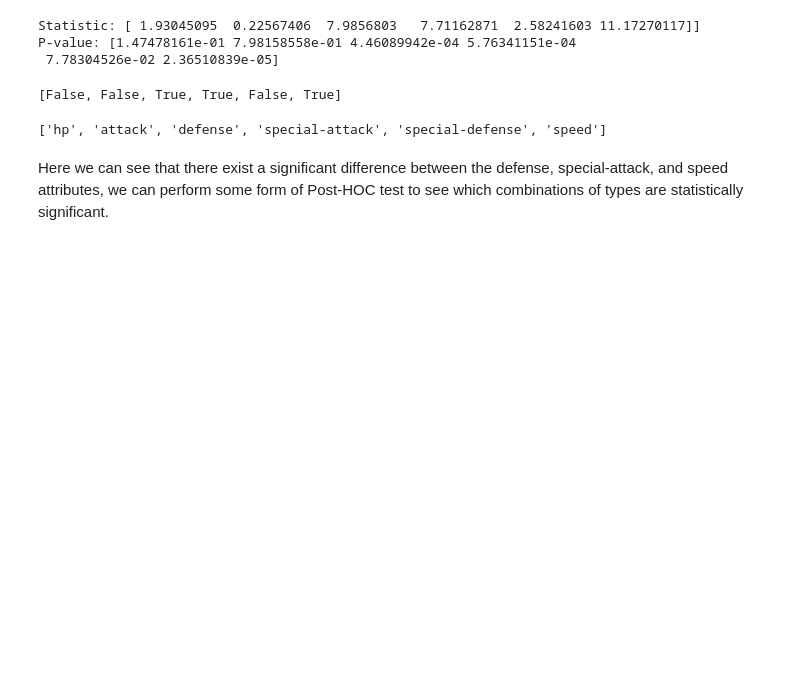
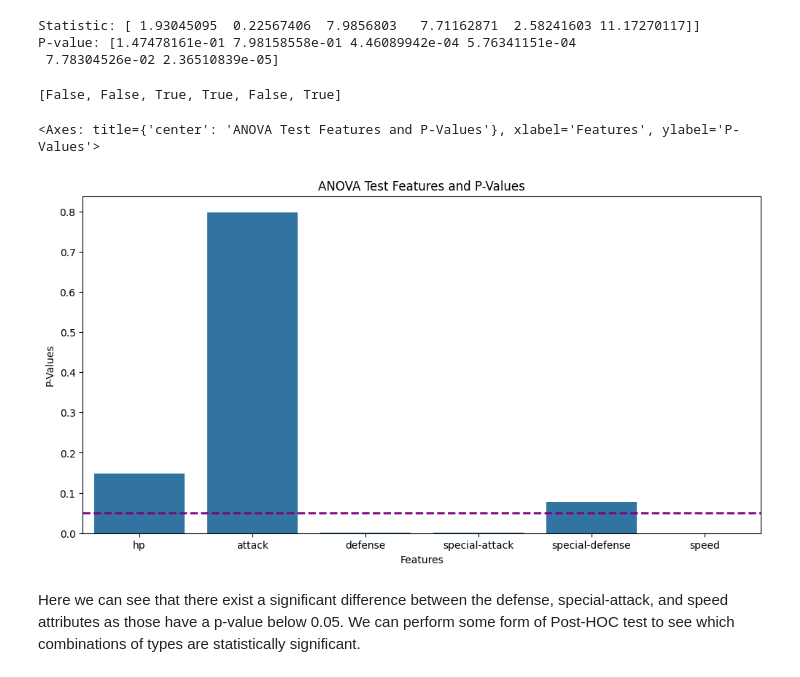
Before and after one commit to Dannypham142/CMSC320-PokeAPI-Final-Project, a Jupyter notebook: PokeAPI_Project.ipynb, the cells around one changed output. Drawn from its saved outputs; the diff is of its cells as text; code cells hidden in the pictures; blank space fills up the shorter version.

Commit message:
Adding ANOVA Test Plot

```diff
--- a/PokeAPI_Project.ipynb
+++ b/PokeAPI_Project.ipynb
@@ -191,8 +191,17 @@ significant_diff
 # %% [output]
 [False, False, True, True, False, True]
-# %%
-anova_attrs
-# %% [output]
-['hp', 'attack', 'defense', 'special-attack', 'special-defense', 'speed']
+# %%
+data = {
+   "Features" : anova_attrs,
+   "P-Values" : list(pvalue)
+}
+
+plt.figure(figsize=(12,6))
+plt.axhline(y=0.05, color="purple", linestyle="--", linewidth=2)
+plt.title("ANOVA Test Features and P-Values")
+sns.barplot(data=data, x="Features", y="P-Values")
+# %% [output]
+<Axes: title={'center': 'ANOVA Test Features and P-Values'}, xlabel='Features', ylabel='P-Values'>
+[figure, added]
 # %% [markdown]
-Here we can see that there exist a significant difference between the defense, special-attack, and speed attributes, we can perform some form of Post-HOC test to see which combinations of types are statistically significant.
+Here we can see that there exist a significant difference between the defense, special-attack, and speed attributes as those have a p-value below 0.05. We can perform some form of Post-HOC test to see which combinations of types are statistically significant.
```
Also changed, not shown: parts of 2 cells of this notebook.
